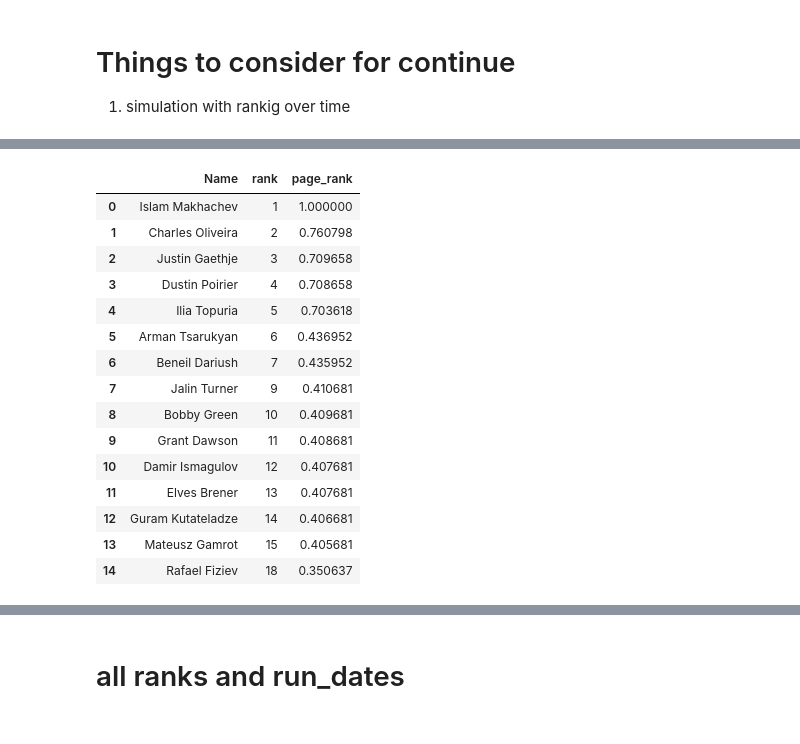
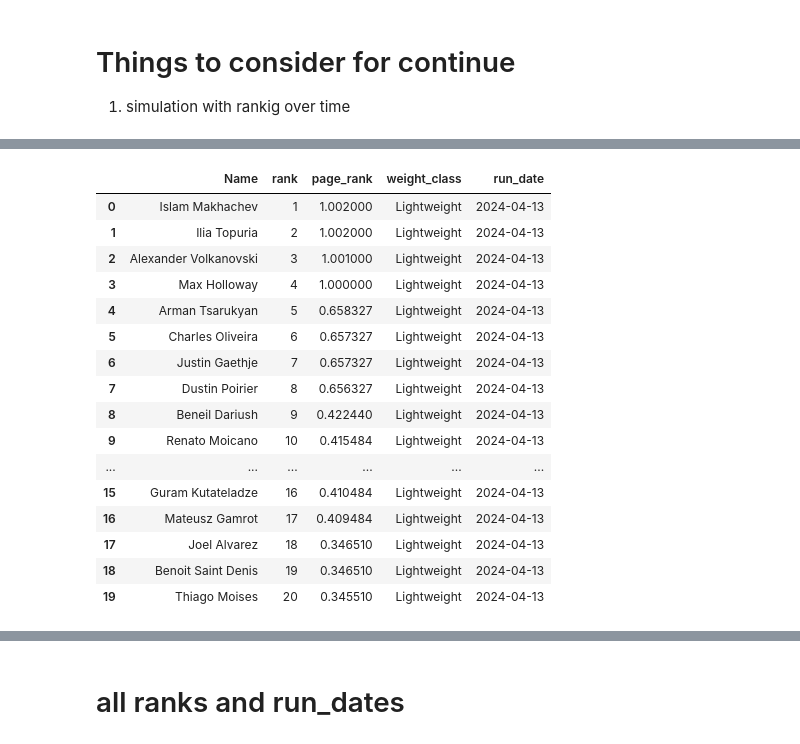
Before and after one commit to zarreh/mma_ranking, a Jupyter notebook: Notebooks/UFC_ranking/UFC_ranking_new.ipynb, the cells around one changed output, grey strips where cells are left out. Cells and saved outputs as stored; diff of their text form; code cells hidden in the pictures.

```diff
--- a/Notebooks/UFC_ranking/UFC_ranking_new.ipynb
+++ b/Notebooks/UFC_ranking/UFC_ranking_new.ipynb
@@ -107,6 +76,29 @@ def ranking_dictionary(rankings_df_new, weight_class, run_date):
 # %%
-# # normalizing the page rank per class
-# rankings_df_new = normalizing_page_rank_per_class(rankings_df, weight_class_list, run_date)
+# normalizing the page rank per class
+rankings_df_new = normalizing_page_rank_per_class(
+    rankings_df, WEIGHTCLASS_LIST, run_date
+)
 
-# # dictionary of the fighters ranking for each weight class
-# fighter_rankings = ranking_dictionary(rankings_df_new, weight_class, run_date)
+all_weight_classes_updated_ranking = pd.DataFrame()
+
+for _weight_class in WEIGHTCLASS_LIST:
+    print(f"weight class: {_weight_class}\t, run_date: {run_date.date()}")
+
+    # dictionary of the fighters ranking for each weight class
+    _fighter_rankings = ranking_dictionary(rankings_df_new, _weight_class, run_date)
+
+    updated_rankings = adjust_ranking_based_on_matches(
+        matches_sorted=matches_sorted,
+        fighter_rankings=_fighter_rankings,
+        ranking_column="wight_class_rank",
+        page_rank_column="adj_p_rank_scaled",
+        epsilon=0.001,
+        verbose=False,
+    )
+
+    updated_rankings["weight_class"] = _weight_class
+    updated_rankings["run_date"] = run_date
+
+    all_weight_classes_updated_ranking = pd.concat(
+        [all_weight_classes_updated_ranking, updated_rankings]
+    )
@@ -225,20 +119,23 @@ updated_rankings = adjust_ranking_based_on_matches(
-# %%
-updated_rankings.head(15)
-# %% [output]
-|  | Name | rank | page_rank |
-| 0 | Islam Makhachev | 1 | 1.000000 |
-| 1 | Charles Oliveira | 2 | 0.760798 |
-| 2 | Justin Gaethje | 3 | 0.709658 |
-| 3 | Dustin Poirier | 4 | 0.708658 |
-| 4 | Ilia Topuria | 5 | 0.703618 |
-| 5 | Arman Tsarukyan | 6 | 0.436952 |
-| 6 | Beneil Dariush | 7 | 0.435952 |
-| 7 | Jalin Turner | 9 | 0.410681 |
-| 8 | Bobby Green | 10 | 0.409681 |
-| 9 | Grant Dawson | 11 | 0.408681 |
-| 10 | Damir Ismagulov | 12 | 0.407681 |
-| 11 | Elves Brener | 13 | 0.407681 |
-| 12 | Guram Kutateladze | 14 | 0.406681 |
-| 13 | Mateusz Gamrot | 15 | 0.405681 |
-| 14 | Rafael Fiziev | 18 | 0.350637 |
+# %%
+all_weight_classes_updated_ranking[
+    all_weight_classes_updated_ranking["weight_class"] == WEIGHTCLASS_LIST[3]
+].head(20)
+# %% [output]
+|  | Name | rank | page_rank | weight_class | run_date |
+| 0 | Islam Makhachev | 1 | 1.002000 | Lightweight | 2024-04-13 |
+| 1 | Ilia Topuria | 2 | 1.002000 | Lightweight | 2024-04-13 |
+| 2 | Alexander Volkanovski | 3 | 1.001000 | Lightweight | 2024-04-13 |
+| 3 | Max Holloway | 4 | 1.000000 | Lightweight | 2024-04-13 |
+| 4 | Arman Tsarukyan | 5 | 0.658327 | Lightweight | 2024-04-13 |
+| 5 | Charles Oliveira | 6 | 0.657327 | Lightweight | 2024-04-13 |
+| 6 | Justin Gaethje | 7 | 0.657327 | Lightweight | 2024-04-13 |
+| 7 | Dustin Poirier | 8 | 0.656327 | Lightweight | 2024-04-13 |
+| 8 | Beneil Dariush | 9 | 0.422440 | Lightweight | 2024-04-13 |
+| 9 | Renato Moicano | 10 | 0.415484 | Lightweight | 2024-04-13 |
+| ... | ... | ... | ... | ... | ... |
+| 15 | Guram Kutateladze | 16 | 0.410484 | Lightweight | 2024-04-13 |
+| 16 | Mateusz Gamrot | 17 | 0.409484 | Lightweight | 2024-04-13 |
+| 17 | Joel Alvarez | 18 | 0.346510 | Lightweight | 2024-04-13 |
+| 18 | Benoit Saint Denis | 19 | 0.346510 | Lightweight | 2024-04-13 |
+| 19 | Thiago Moises | 20 | 0.345510 | Lightweight | 2024-04-13 |
 # %%
```
Also changed, not shown: parts of 9 cells of this notebook, 5 other files.
